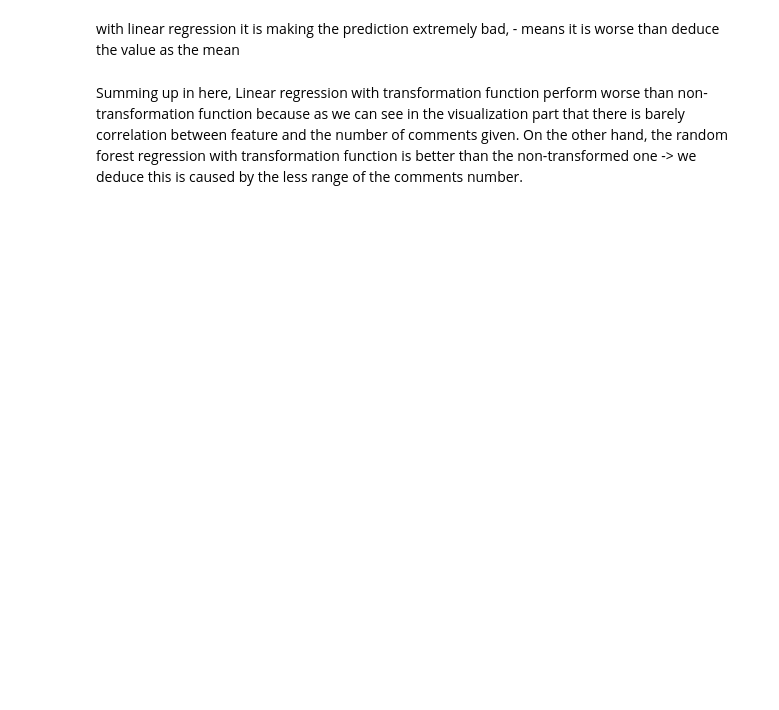
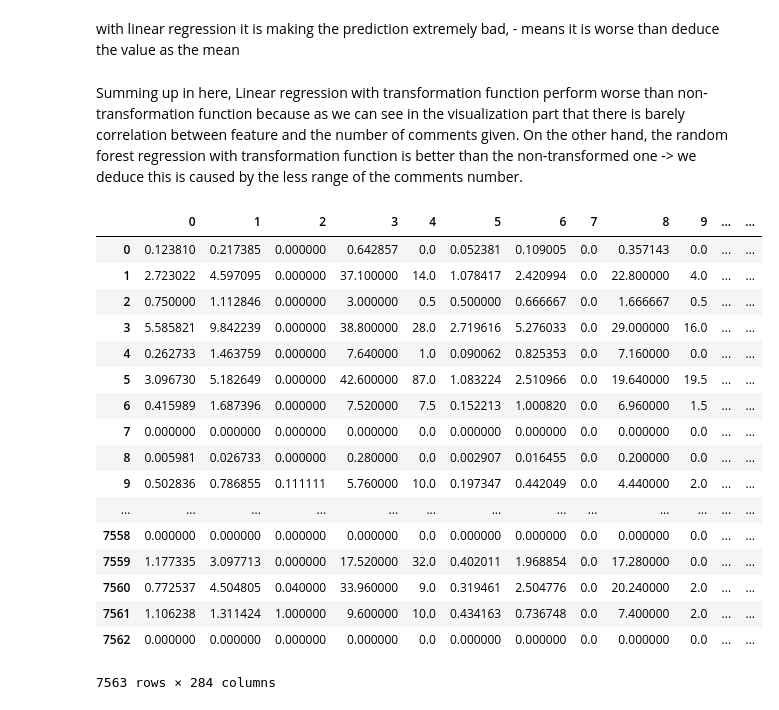
Before and after one commit to edwardsujono/blog_feed_analytic, a Jupyter notebook: Analysis.ipynb, the cells around one changed output. Saved outputs shown, nothing was run; the diff lists cells and outputs as text; code cells hidden in the pictures; blank space fills up the shorter version.

```diff
--- a/Analysis.ipynb
+++ b/Analysis.ipynb
@@ -532,3 +622,24 @@ r2 score: 0.394268732821
 with linear regression it is making the prediction extremely bad, - means it is worse than deduce the value as the mean
 # %% [markdown]
 Summing up in here, Linear regression with transformation function perform worse than non-transformation function because as we can see in the visualization part that there is barely correlation between feature and the number of comments given. On the other hand, the random forest regression with transformation function is better than the non-transformed one -> we deduce this is caused by the less range of the comments number.
+# %%
+df2
+# %% [output]
+|  | 0 | 1 | 2 | 3 | 4 | 5 | 6 | 7 | 8 | 9 | ... | ... |
+| 0 | 0.123810 | 0.217385 | 0.000000 | 0.642857 | 0.0 | 0.052381 | 0.109005 | 0.0 | 0.357143 | 0.0 | ... | ... |
+| 1 | 2.723022 | 4.597095 | 0.000000 | 37.100000 | 14.0 | 1.078417 | 2.420994 | 0.0 | 22.800000 | 4.0 | ... | ... |
+| 2 | 0.750000 | 1.112846 | 0.000000 | 3.000000 | 0.5 | 0.500000 | 0.666667 | 0.0 | 1.666667 | 0.5 | ... | ... |
+| 3 | 5.585821 | 9.842239 | 0.000000 | 38.800000 | 28.0 | 2.719616 | 5.276033 | 0.0 | 29.000000 | 16.0 | ... | ... |
+| 4 | 0.262733 | 1.463759 | 0.000000 | 7.640000 | 1.0 | 0.090062 | 0.825353 | 0.0 | 7.160000 | 0.0 | ... | ... |
+| 5 | 3.096730 | 5.182649 | 0.000000 | 42.600000 | 87.0 | 1.083224 | 2.510966 | 0.0 | 19.640000 | 19.5 | ... | ... |
+| 6 | 0.415989 | 1.687396 | 0.000000 | 7.520000 | 7.5 | 0.152213 | 1.000820 | 0.0 | 6.960000 | 1.5 | ... | ... |
+| 7 | 0.000000 | 0.000000 | 0.000000 | 0.000000 | 0.0 | 0.000000 | 0.000000 | 0.0 | 0.000000 | 0.0 | ... | ... |
+| 8 | 0.005981 | 0.026733 | 0.000000 | 0.280000 | 0.0 | 0.002907 | 0.016455 | 0.0 | 0.200000 | 0.0 | ... | ... |
+| 9 | 0.502836 | 0.786855 | 0.111111 | 5.760000 | 10.0 | 0.197347 | 0.442049 | 0.0 | 4.440000 | 2.0 | ... | ... |
+| ... | ... | ... | ... | ... | ... | ... | ... | ... | ... | ... | ... | ... |
+| 7558 | 0.000000 | 0.000000 | 0.000000 | 0.000000 | 0.0 | 0.000000 | 0.000000 | 0.0 | 0.000000 | 0.0 | ... | ... |
+| 7559 | 1.177335 | 3.097713 | 0.000000 | 17.520000 | 32.0 | 0.402011 | 1.968854 | 0.0 | 17.280000 | 0.0 | ... | ... |
+| 7560 | 0.772537 | 4.504805 | 0.040000 | 33.960000 | 9.0 | 0.319461 | 2.504776 | 0.0 | 20.240000 | 2.0 | ... | ... |
+| 7561 | 1.106238 | 1.311424 | 1.000000 | 9.600000 | 10.0 | 0.434163 | 0.736748 | 0.0 | 7.400000 | 2.0 | ... | ... |
+| 7562 | 0.000000 | 0.000000 | 0.000000 | 0.000000 | 0.0 | 0.000000 | 0.000000 | 0.0 | 0.000000 | 0.0 | ... | ... |
+7563 rows × 284 columns
```
Also changed, not shown: parts of 15 cells of this notebook.
